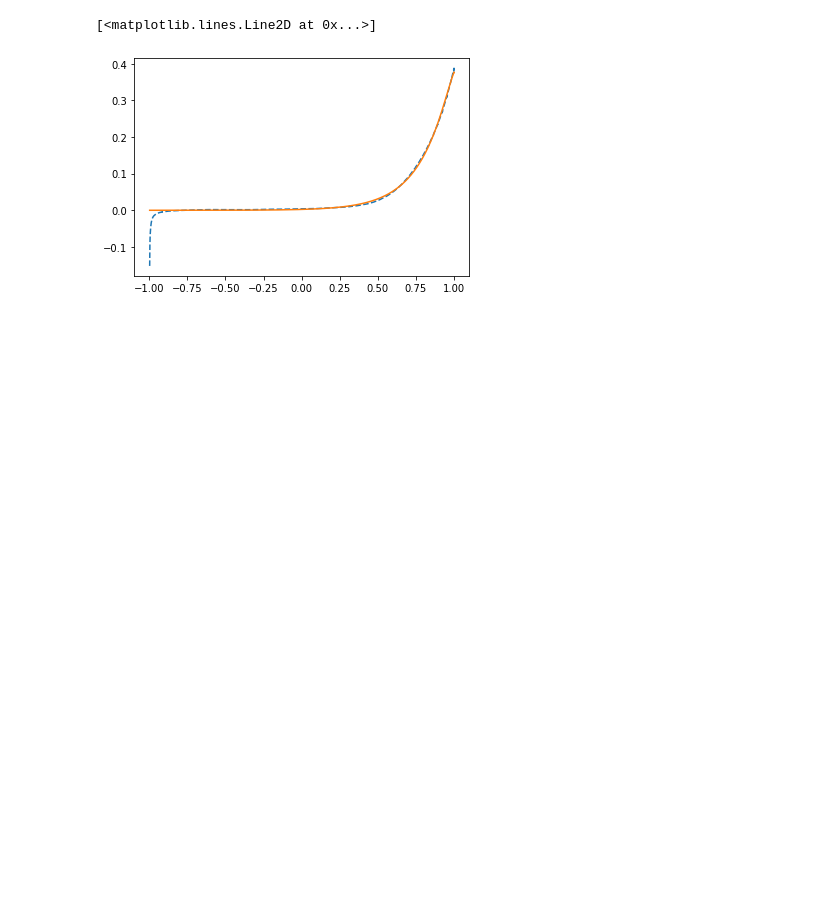
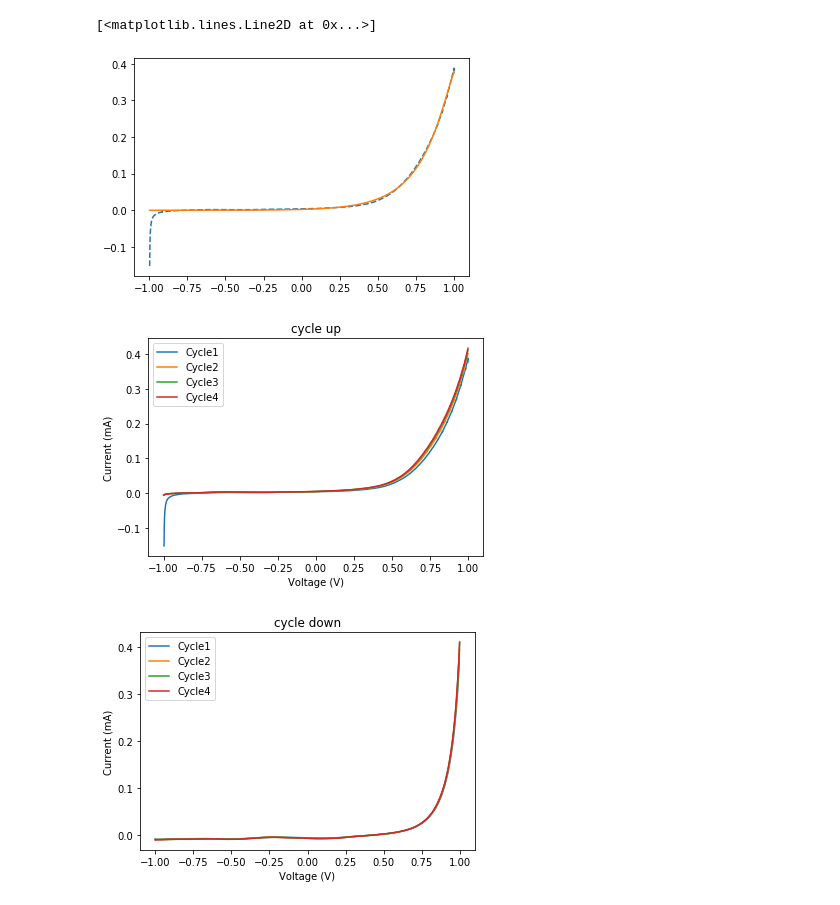
Before and after one commit to MaryLouNadeau/Zochas, a Jupyter notebook: Finding_Parameters.ipynb, the cells around one changed output. Cells and saved outputs as stored; diff of their text form; code cells hidden in the pictures; blank space fills up the shorter version.

```diff
--- a/Finding_Parameters.ipynb
+++ b/Finding_Parameters.ipynb
@@ -163,3 +170,31 @@ plt.plot(E_cycle1[0:a],j_fits)
 # %% [output]
 [<matplotlib.lines.Line2D at 0x...>]
 [figure]
+# %%
+a = int(len(E_cycle1)/2)
+b = int(len(E_cycle2)/2)
+c = int(len(E_cycle3)/2)
+d = int(len(E_cycle4)/2)
+
+plt.plot(E_cycle1[0:a],i_cycle1[0:a],label = 'Cycle1')
+plt.plot(E_cycle2[0:b],i_cycle2[0:b],label = 'Cycle2')
+plt.plot(E_cycle3[0:c],i_cycle3[0:c],label = 'Cycle3')
+plt.plot(E_cycle4[0:d],i_cycle4[0:d],label = 'Cycle4')
+plt.title('cycle up')
+plt.xlabel('Voltage (V)')
+plt.ylabel('Current (mA)')
+plt.legend()
+plt.show()
+
+plt.plot(E_cycle1[a:],i_cycle1[a:],label = 'Cycle1')
+plt.plot(E_cycle2[b:],i_cycle2[b:],label = 'Cycle2')
+plt.plot(E_cycle3[c:],i_cycle3[c:],label = 'Cycle3')
+plt.plot(E_cycle4[d:],i_cycle4[d:],label = 'Cycle4')
+plt.title('cycle down')
+plt.xlabel('Voltage (V)')
+plt.ylabel('Current (mA)')
+plt.legend()
+plt.show()
+# %% [output]
+[figure, added]
+[figure, added]
```
Also changed, not shown: parts of 7 cells of this notebook.
